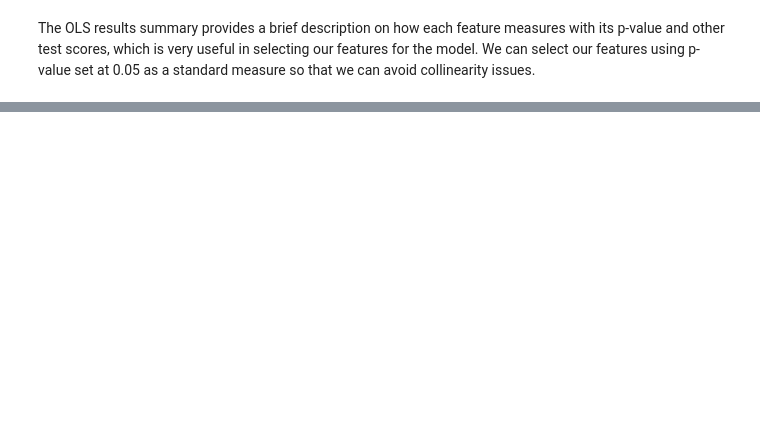
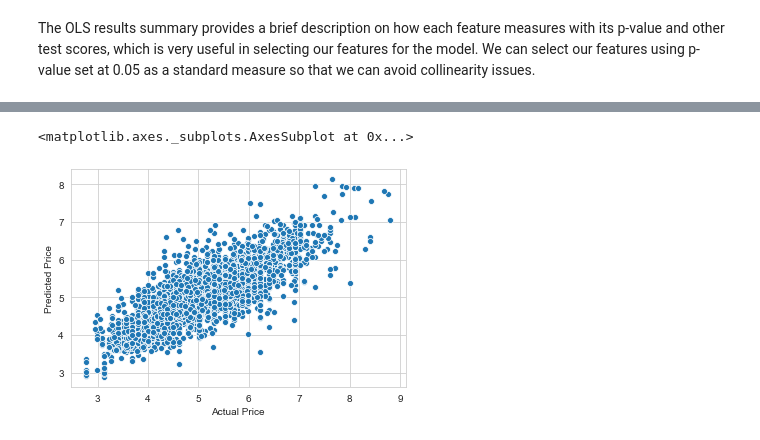
Before and after one commit to atalebizadeh/DS-Career-Track, a Jupyter notebook: Capstone Project 2/Austin Airbnb/Airbnb Scaling and Modeling.ipynb, the cells around one changed output, grey strips where cells are left out. Drawn from its saved outputs; the diff is of its cells as text; code cells hidden in the pictures; blank space fills up the shorter version.

```diff
--- a/Capstone Project 2/Austin Airbnb/Airbnb Scaling and Modeling.ipynb
+++ b/Capstone Project 2/Austin Airbnb/Airbnb Scaling and Modeling.ipynb
@@ -790,0 +821,3 @@ y_train
+# %%
+y_pred_test.index = y_test.index
+y_pred_test
@@ -790,0 +838,3 @@ y_train
+# %%
+y_test.rename(columns={"price":'Actual Price'}, inplace=True)
+y_test
@@ -790,0 +855,4 @@ y_train
+# %%
+preds = pd.concat([y_test, y_pred_test], axis=1)
+preds.columns = ['Actual Price', 'Predicted Price']
+preds
@@ -790,0 +873,2 @@ y_train
+# %%
+preds['Percent Correct'] = preds['Predicted Price'] / preds['Actual Price']
@@ -790,0 +913,5 @@ y_train
+# %%
+sns.scatterplot(x=preds['Actual Price'], y=preds['Predicted Price'])
+# %% [output]
+<matplotlib.axes._subplots.AxesSubplot at 0x...>
+[figure, added]
```
Also changed, not shown: parts of 33 cells of this notebook.
